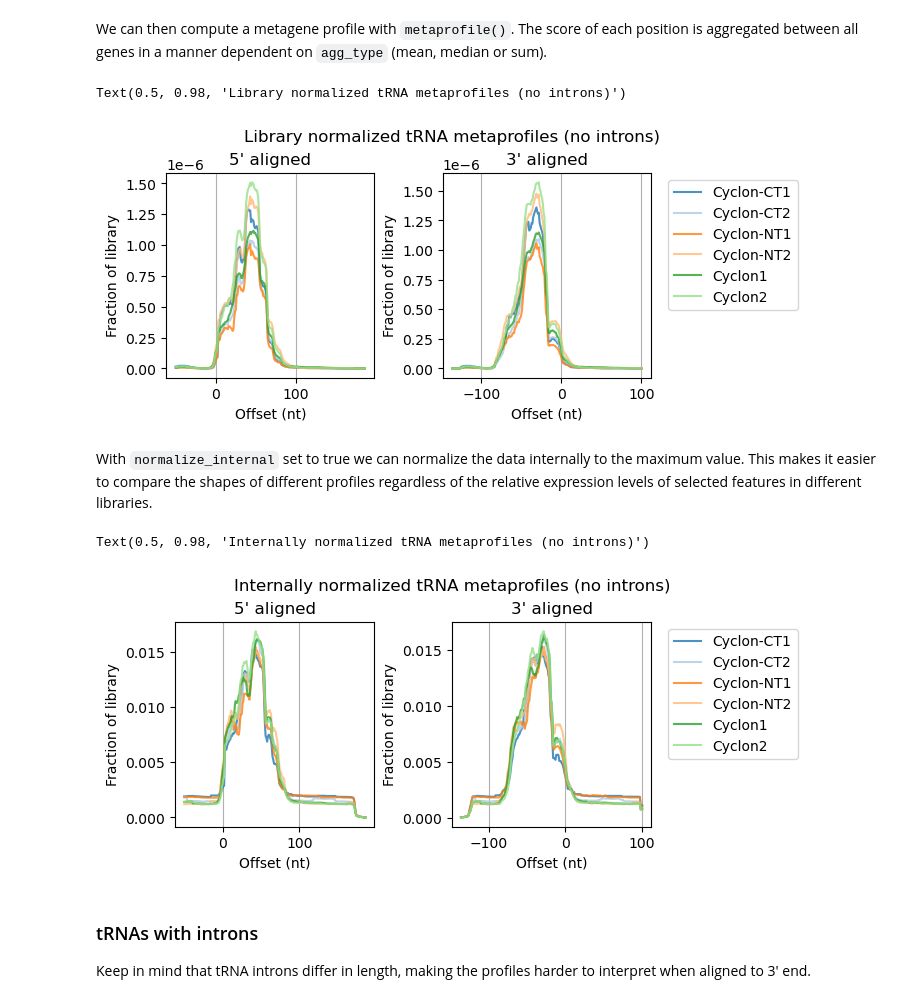
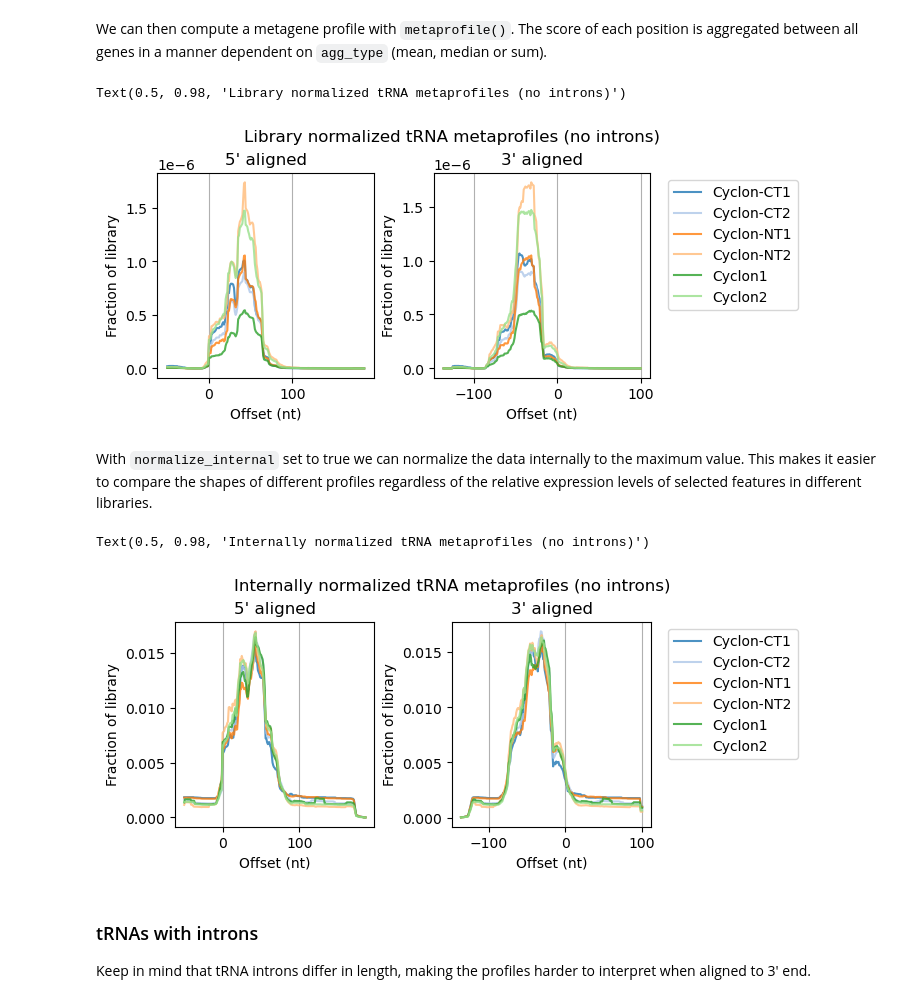
Before and after one commit to TurowskiLab/example-trxtools-Cyclon, a Jupyter notebook: analysis/03_tRNA.ipynb, the cells around one changed output. Saved outputs shown, nothing was run; the diff lists cells and outputs as text; code cells hidden in the pictures.

```diff
--- a/analysis/03_tRNA.ipynb
+++ b/analysis/03_tRNA.ipynb
@@ -11,10 +11,17 @@ import seaborn as sns
 # %% [markdown]
 Load BigWig files and tRNA BED reference
 # %%
-bw_folder = '../04a_BigWig_umitools/'
-bigwig_plus = [bw_folder + file for file in os.listdir(bw_folder) if file.endswith("umitools_CPM_fwd.bw")
+# bw_folder = '../04a_BigWig_umitools/'
+# bigwig_plus = [bw_folder + file for file in os.listdir(bw_folder) if file.endswith("umitools_CPM_fwd.bw")
+# and "Cyclon" in file]
+# bigwig_minus = [bw_folder + file for file in os.listdir(bw_folder) if file.endswith("umitools_CPM_rev.bw")
+# and "Cyclon" in file]
+# bed_trna = pd.read_csv("../references/hg38-tRNAs.bed", sep='\t', header=None)
+
+bw_folder = '../04_BigWig/'
+bigwig_plus = [bw_folder + file for file in os.listdir(bw_folder) if file.endswith("read_CPM_fwd.bw")
 and "Cyclon" in file]
-bigwig_minus = [bw_folder + file for file in os.listdir(bw_folder) if file.endswith("umitools_CPM_rev.bw")
+bigwig_minus = [bw_folder + file for file in os.listdir(bw_folder) if file.endswith("read_CPM_rev.bw")
 and "Cyclon" in file]
 bed_trna = pd.read_csv("../references/hg38-tRNAs.bed", sep='\t', header=None)
 # %%
@@ -94,36 +101,36 @@ mm02_3end = meta.getMultipleMatrices(
 We can then compute a metagene profile with `metaprofile()`. The score of each position is aggregated between all genes in a manner dependent on `agg_type` (mean, median or sum).
 # %%
 mp01 = meta.metaprofile(mm01, agg_type='mean', normalize_internal=False)
-mp01 = ttm.cleanNames(mp01, ['../04a_BigWig_umitools/AG241010_','_none_120mJ_','_all_dedup_CPM_plus.bw'])
+mp01 = ttm.cleanNames(mp01, ['../04_BigWig/AG241010_','_none_120mJ_','_read_CPM_fwd.bw'])
 mp02 = meta.metaprofile(mm02_3end, agg_type='mean', normalize_internal=False)
-mp02 = ttm.cleanNames(mp02, ['../04a_BigWig_umitools/AG241010_','_none_120mJ_','_all_dedup_CPM_plus.bw'])
+mp02 = ttm.cleanNames(mp02, ['../04_BigWig/AG241010_','_none_120mJ_','_read_CPM_fwd.bw'])
 
 fig, axes = plt.subplots(1,2, figsize=(7,3), layout='constrained')
 colors = mpl.colormaps['tab20'].colors
 
 mp01.plot(color=colors, alpha=0.8, ax=axes[0])
 axes[0].set_title("5' aligned")
 axes[0].legend().remove()
 
 mp02.plot(color=colors, alpha=0.8, ax=axes[1])
 axes[1].set_title("3' aligned")
 axes[1].legend(bbox_to_anchor=(1.05, 1))
 
 for ax in axes:
     ax.set_xlabel("Offset (nt)")
     ax.set_ylabel("Fraction of library")
     ax.grid(axis='x')
 plt.suptitle("Library normalized tRNA metaprofiles (no introns)")
 # %% [output]
 Text(0.5, 0.98, 'Library normalized tRNA metaprofiles (no introns)')
-[figure, old version]
+[figure, new version]
 # %% [markdown]
 With `normalize_internal` set to true we can normalize the data internally to the maximum value. This makes it easier to compare the shapes of different profiles regardless of the relative expression levels of selected features in different libraries.
 # %%
 mp01_n = meta.metaprofile(mm01, agg_type='mean', normalize_internal=True)
-mp01_n = ttm.cleanNames(mp01_n, ['../04a_BigWig_umitools/AG241010_','_none_120mJ_','_all_dedup_CPM_plus.bw'])
+mp01_n = ttm.cleanNames(mp01_n, ['../04_BigWig/AG241010_','_none_120mJ_','_read_CPM_fwd.bw'])
 mp02_n = meta.metaprofile(mm02_3end, agg_type='mean', normalize_internal=True)
-mp02_n = ttm.cleanNames(mp02_n, ['../04a_BigWig_umitools/AG241010_','_none_120mJ_','_all_dedup_CPM_plus.bw'])
+mp02_n = ttm.cleanNames(mp02_n, ['../04_BigWig/AG241010_','_none_120mJ_','_read_CPM_fwd.bw'])
 
 fig, axes = plt.subplots(1,2, figsize=(7,3), layout='constrained')
 colors = mpl.colormaps['tab20'].colors
@@ -143,7 +150,7 @@ for ax in axes:
 plt.suptitle("Internally normalized tRNA metaprofiles (no introns)")
 # %% [output]
 Text(0.5, 0.98, 'Internally normalized tRNA metaprofiles (no introns)')
-[figure, old version]
+[figure, new version]
 # %% [markdown]
 ### tRNAs with introns
 
```
Also changed, not shown: parts of 4 cells of this notebook.
